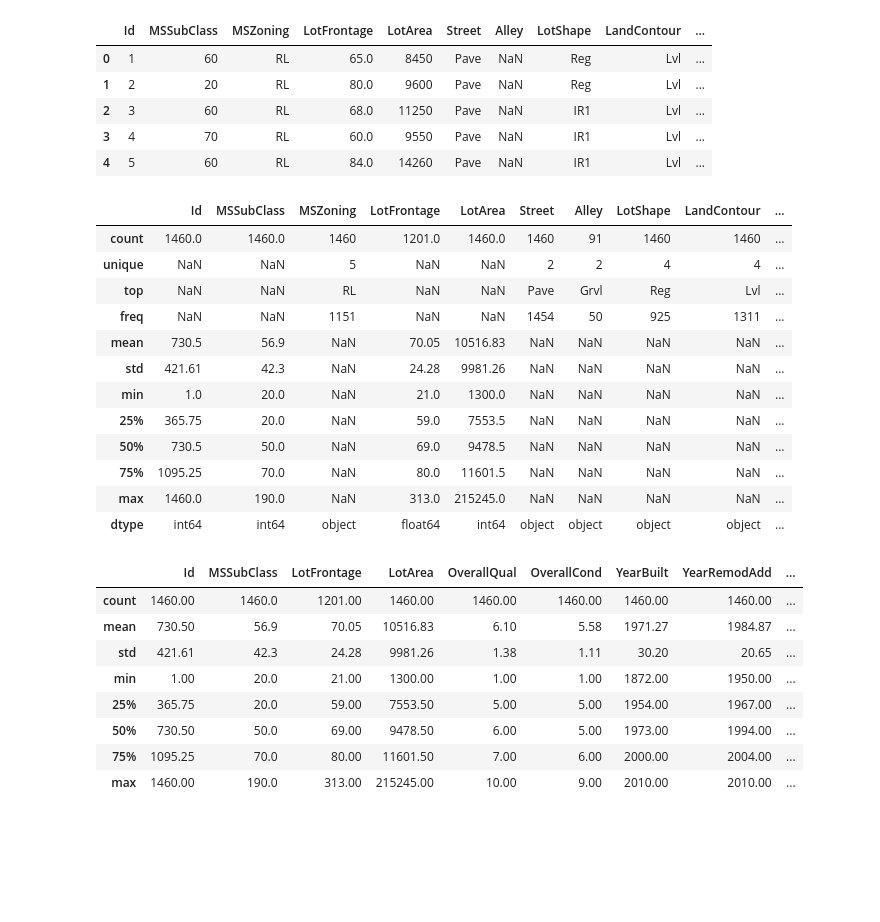
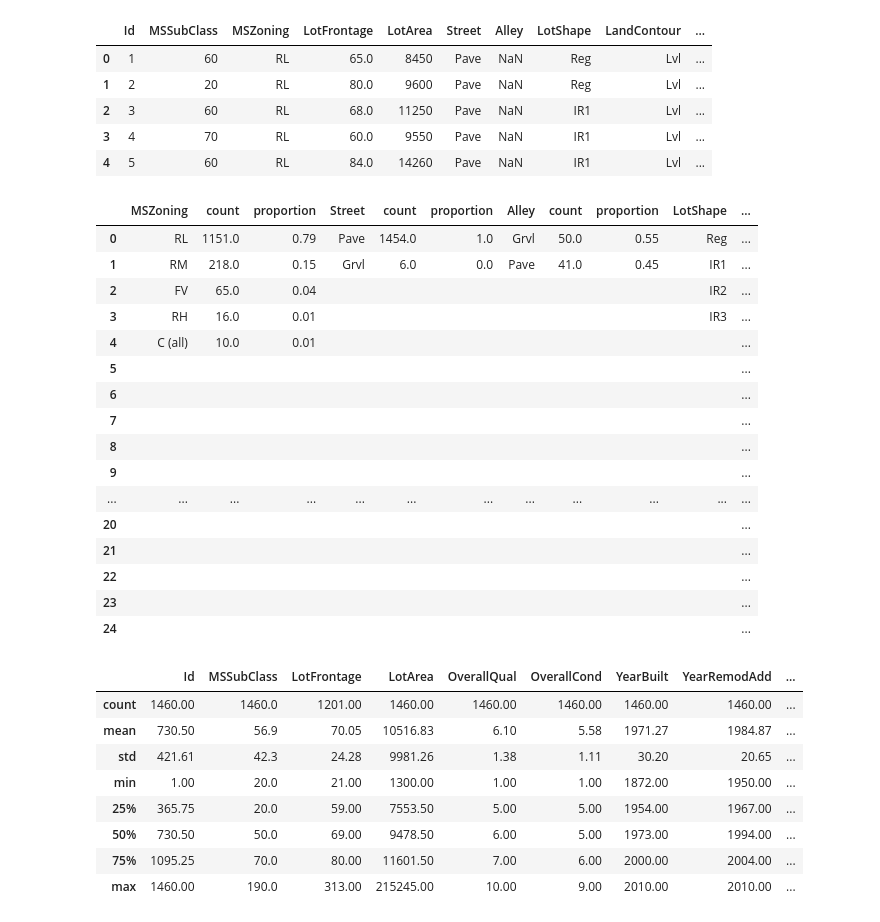
Before and after one commit to mqjg/housing_analysis, a Jupyter notebook: housing_analysis.ipynb, the cells around one changed output. Drawn from its saved outputs; the diff is of its cells as text; code cells hidden in the pictures; blank space fills up the shorter version.

```diff
--- a/housing_analysis.ipynb
+++ b/housing_analysis.ipynb
@@ -44,24 +44,34 @@ train_df.head()
 | 2 | 3 | 60 | RL | 68.0 | 11250 | Pave | NaN | IR1 | Lvl | ... |
 | 3 | 4 | 70 | RL | 60.0 | 9550 | Pave | NaN | IR1 | Lvl | ... |
 | 4 | 5 | 60 | RL | 84.0 | 14260 | Pave | NaN | IR1 | Lvl | ... |
-# %%
-info_df = train_df.describe(include='all')
-info_df.loc[len(info_df)] = [train_df[col].dtype for col in train_df.columns]
-info_df = info_df.rename({11:'dtype'}, axis='index')
-info_df
-# %% [output]
-|  | Id | MSSubClass | MSZoning | LotFrontage | LotArea | Street | Alley | LotShape | LandContour | ... |
-| count | 1460.0 | 1460.0 | 1460 | 1201.0 | 1460.0 | 1460 | 91 | 1460 | 1460 | ... |
-| unique | NaN | NaN | 5 | NaN | NaN | 2 | 2 | 4 | 4 | ... |
-| top | NaN | NaN | RL | NaN | NaN | Pave | Grvl | Reg | Lvl | ... |
-| freq | NaN | NaN | 1151 | NaN | NaN | 1454 | 50 | 925 | 1311 | ... |
-| mean | 730.5 | 56.9 | NaN | 70.05 | 10516.83 | NaN | NaN | NaN | NaN | ... |
-| std | 421.61 | 42.3 | NaN | 24.28 | 9981.26 | NaN | NaN | NaN | NaN | ... |
-| min | 1.0 | 20.0 | NaN | 21.0 | 1300.0 | NaN | NaN | NaN | NaN | ... |
-| 25% | 365.75 | 20.0 | NaN | 59.0 | 7553.5 | NaN | NaN | NaN | NaN | ... |
-| 50% | 730.5 | 50.0 | NaN | 69.0 | 9478.5 | NaN | NaN | NaN | NaN | ... |
-| 75% | 1095.25 | 70.0 | NaN | 80.0 | 11601.5 | NaN | NaN | NaN | NaN | ... |
-| max | 1460.0 | 190.0 | NaN | 313.0 | 215245.0 | NaN | NaN | NaN | NaN | ... |
-| dtype | int64 | int64 | object | float64 | int64 | object | object | object | object | ... |
+# %%
+sub_df = df.select_dtypes(include='object')
+df_list = []
+for col in sub_df.columns:
+    vc = sub_df[col].value_counts()
+    svc = sub_df[col].value_counts(normalize=True)
+    info_df = pd.merge(vc,svc, left_index=True, right_index=True)
+    info_df = info_df.reset_index()
+    df_list.append(info_df)
+info_df = pd.concat(df_list, axis=1)
+info_df.fillna('')
+# %% [output]
+|  | MSZoning | count | proportion | Street | count | proportion | Alley | count | proportion | LotShape | ... |
+| 0 | RL | 1151.0 | 0.79 | Pave | 1454.0 | 1.0 | Grvl | 50.0 | 0.55 | Reg | ... |
+| 1 | RM | 218.0 | 0.15 | Grvl | 6.0 | 0.0 | Pave | 41.0 | 0.45 | IR1 | ... |
+| 2 | FV | 65.0 | 0.04 |  |  |  |  |  |  | IR2 | ... |
+| 3 | RH | 16.0 | 0.01 |  |  |  |  |  |  | IR3 | ... |
+| 4 | C (all) | 10.0 | 0.01 |  |  |  |  |  |  |  | ... |
+| 5 |  |  |  |  |  |  |  |  |  |  | ... |
+| 6 |  |  |  |  |  |  |  |  |  |  | ... |
+| 7 |  |  |  |  |  |  |  |  |  |  | ... |
+| 8 |  |  |  |  |  |  |  |  |  |  | ... |
+| 9 |  |  |  |  |  |  |  |  |  |  | ... |
+| ... | ... | ... | ... | ... | ... | ... | ... | ... | ... | ... | ... |
+| 20 |  |  |  |  |  |  |  |  |  |  | ... |
+| 21 |  |  |  |  |  |  |  |  |  |  | ... |
+| 22 |  |  |  |  |  |  |  |  |  |  | ... |
+| 23 |  |  |  |  |  |  |  |  |  |  | ... |
+| 24 |  |  |  |  |  |  |  |  |  |  | ... |
 # %%
 # information about numeric columns
```
Also changed, not shown: parts of 16 cells of this notebook.
